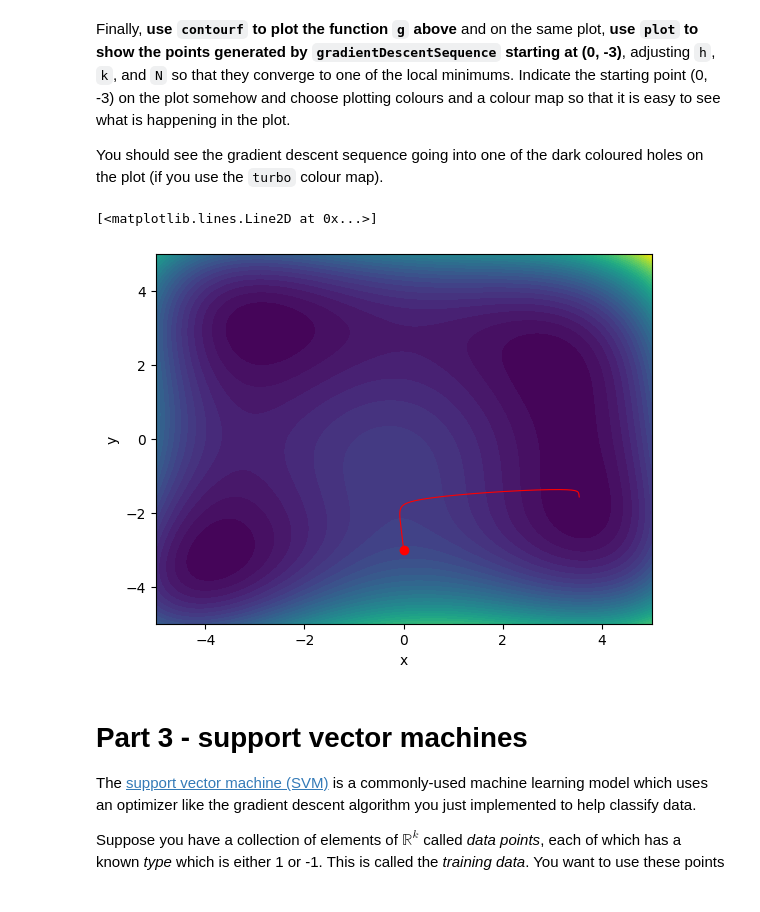
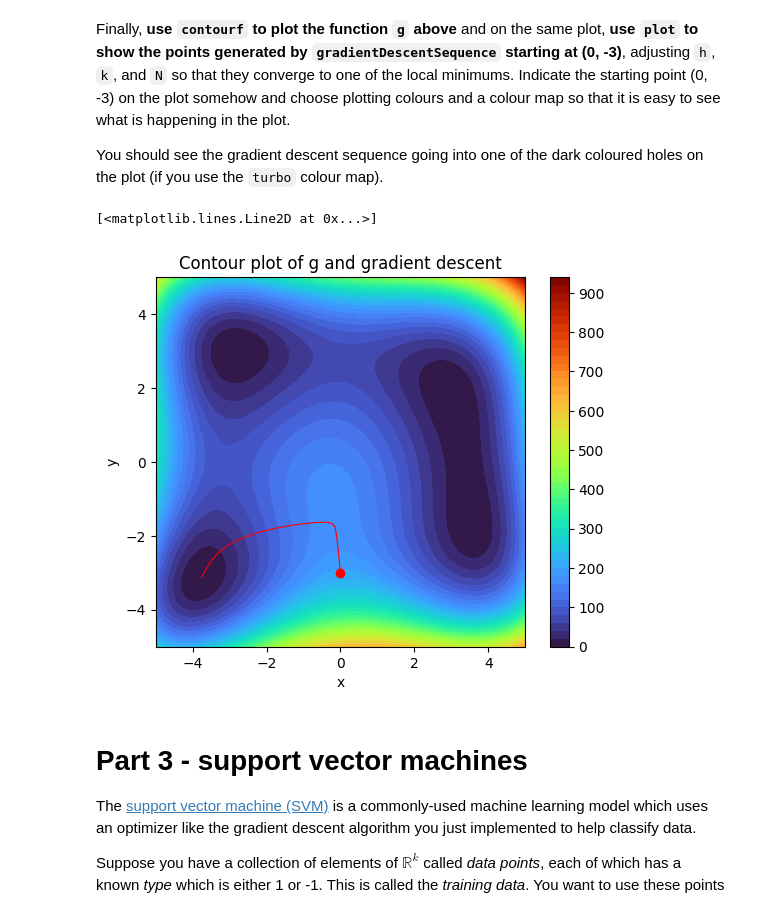
Before and after one commit to RD-44/Gradient-Descent-and-SVM, a Jupyter notebook: Gradient descent and support vector machines.ipynb, the cells around one changed output. Saved outputs shown, nothing was run; the diff lists cells and outputs as text; code cells hidden in the pictures.

```diff
--- a/Gradient descent and support vector machines.ipynb
+++ b/Gradient descent and support vector machines.ipynb
@@ -56,6 +56,16 @@ import numpy as np
 import matplotlib.pyplot as plt
 # %%
 def approx_grad(f, v, h):
+    """
+    Inputs:
+    f - differentiable function from R^2 to R
+    v - point to compute the gradient at
+    h - step size for estimating gradient
+
+    Output:
+    Approximation of the gradient
+    """
+
     a = v[0]
     b = v[1]
     dx = (f(a+h,b) - f(a,b))/h
@@ -64,14 +74,14 @@ def approx_grad(f, v, h):
 # %% [markdown]
 **Check your approximation** for the function $F(x, y) = xy + x^2 + 2y + 3$ by comparing it to the partial derivatives given above.  Try values of `x` and `y` between `-3` and `3` and experiment to see how `h` affects how close the approximation is to the true value.
 # %%
-def f(x, y):
+def F(x, y):
     return x*y + x**2 + 2*y + 3
 
-def grad_f(x, y):
+def grad_F(x, y):
     return (y + 2*x, x + 2)
 
-print(approx_grad(f , [-3, 3], 0.0001))
-print(grad_f(-3, 3))
+print(approx_grad(F , [-3, 3], 0.0001))
+print(grad_F(-3, 3))
 # %% [output]
 (-2.999900000002498, -0.9999999999976694)
 (-3, -1)
@@ -93,6 +103,18 @@ where $k$ is a fixed small positive number called the *step size*. The reason I
 **The output of your function should be a tuple of two lists of numbers**, the first list being the x-coordinates of the sequence $\mathbf{a}_0, \mathbf{a}_1, \ldots, \mathbf{a}_{N}$ and the second list being the y-coordinates.  Again, you can use arrays instead of tuples and lists if you prefer.
 # %%
 def gradient_descent_sequence(f, a0, k, h, N):
+
+    """
+    Inputs:
+    f - function to minimise
+    a0 - starting point
+    k - learning rate
+    h - step size
+    N - number of iterations
+
+    Output:
+    List of x coordinates and list of y coordinates in gradient descent sequence
+    """
 
     x = [a0[0]]
     y = [a0[1]]
@@ -104,7 +126,7 @@ def gradient_descent_sequence(f, a0, k, h, N):
         x.append(x0 - k*grad[0])
         y.append(y0 - k*grad[1])
 
-    return [x, y]
+    return (x, y)
 
 gradient_descent_sequence(f, [-3, 3], 0.01, 0.01, 50)
 # %% [output]
@@ -211,20 +238,22 @@ Finally, **use `contourf` to plot the function `g` above** and on the same plot,
 
 You should see the gradient descent sequence going into one of the dark coloured holes on the plot (if you use the `turbo` colour map).
 # %%
-# contour plot and gradient descent sequence here
+# contour plot and gradient descent sequence
+sequence = gradient_descent_sequence(g, [0, -3], 0.002, 0.001, 1000)
 
-sequence = gradient_descent_sequence(g, [0, -3], 0.001, 0.01, 1000)
-
-plt.contourf(xs, ys, zs, levels=40)
+plt.contourf(xs, ys, zs, levels=50, cmap=plt.get_cmap('turbo'))
 plt.plot(0,-3,'ro')  # labelling initial point
 plt.xlabel("x")
 plt.ylabel("y")
 plt.xlim((-5, 5))
 plt.ylim((-5, 5))
+plt.axis('scaled')
+plt.colorbar()
+plt.title('Contour plot of g and gradient descent')
 plt.plot(sequence[0], sequence[1], 'r-', linewidth=0.8)
 # %% [output]
 [<matplotlib.lines.Line2D at 0x...>]
-[figure, old version]
+[figure, new version]
 # %% [markdown]
 # Part 3 - support vector machines
 
```
Also changed, not shown: parts of 9 cells of this notebook.
